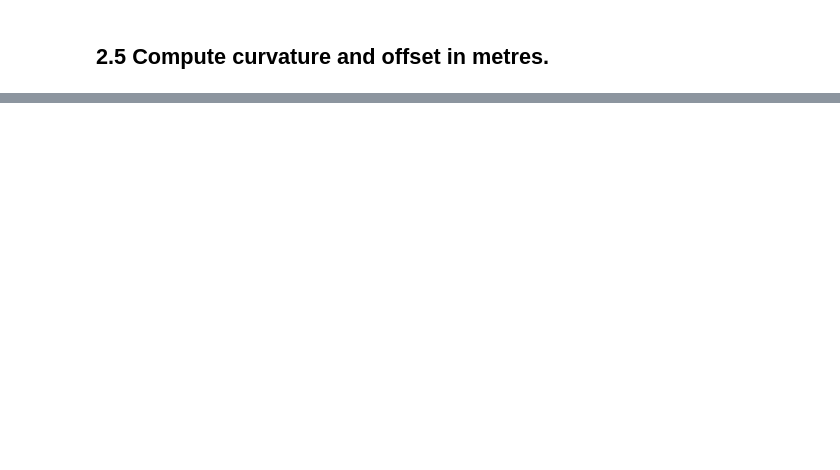
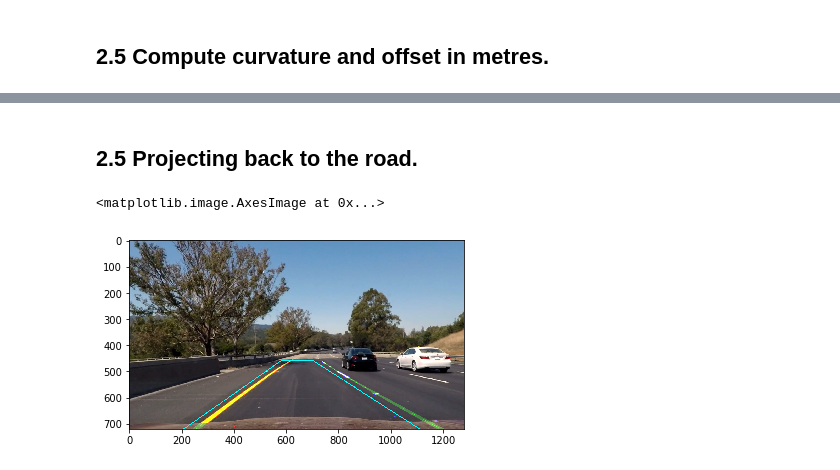
Before and after one commit to uv1000/P2, a Jupyter notebook: P2_SDC_Ulrich_Voll.ipynb, the cells around one changed output, grey strips where cells are left out. Saved outputs shown, nothing was run; the diff lists cells and outputs as text; code cells hidden in the pictures; blank space fills up the shorter version.

```diff
--- a/P2_SDC_Ulrich_Voll.ipynb
+++ b/P2_SDC_Ulrich_Voll.ipynb
@@ -450,0 +471,26 @@ print(left_curverad, 'm', right_curverad, 'm', offset_x_m, 'm')
+# %% [markdown]
+## 2.5 Projecting back to the road.
+# %%
+def warp_again(img):
+    img_size=(img.shape[1],img.shape[0])
+    src = np.float32(
+     [[(img_size[0] / 2) - 60, img_size[1] / 2 + 100],
+     [((img_size[0] / 6) - (5)), img_size[1]],
+     [(img_size[0] * 5 / 6) + 45, img_size[1]],
+     [(img_size[0] / 2 + 65), img_size[1] / 2 + 100]])
+    dst = np.float32(
+     [[(img_size[0] / 4), 0],
+     [(img_size[0] / 4), img_size[1]],
+     [(img_size[0] * 3 / 4), img_size[1]],
+     [(img_size[0] * 3 / 4), 0]])
+    # use cv2.geimage_undistortedtPerspectiveTransform() to get M, the transform matrix
+    M = cv2.getPerspectiveTransform( dst,src) # other way round!!
+    # use cv2.warpPerspective() to warp your image to a top-down view
+    warped=cv2.warpPerspective(img, M, img_size, flags=cv2.INTER_LINEAR)
+    return warped, M, src, dst
+warped_again, M, src, dst = warp_again(out_img)
+finalpic = cv2.addWeighted(image_undistorted, 1, warped_again, 0.9, 0)
+plt.imshow(finalpic)
+# %% [output]
+<matplotlib.image.AxesImage at 0x...>
+[figure, added]
```
Also changed, not shown: parts of 3 cells of this notebook.
